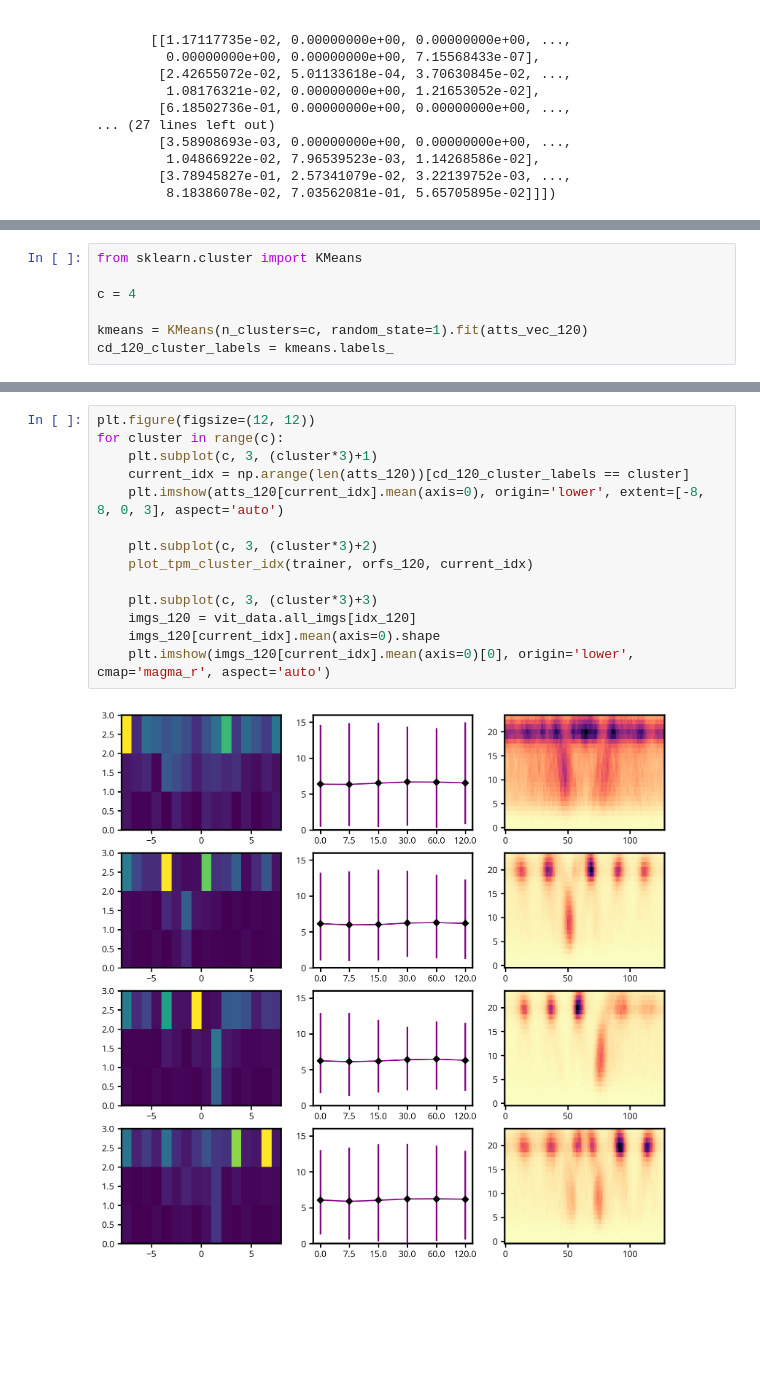
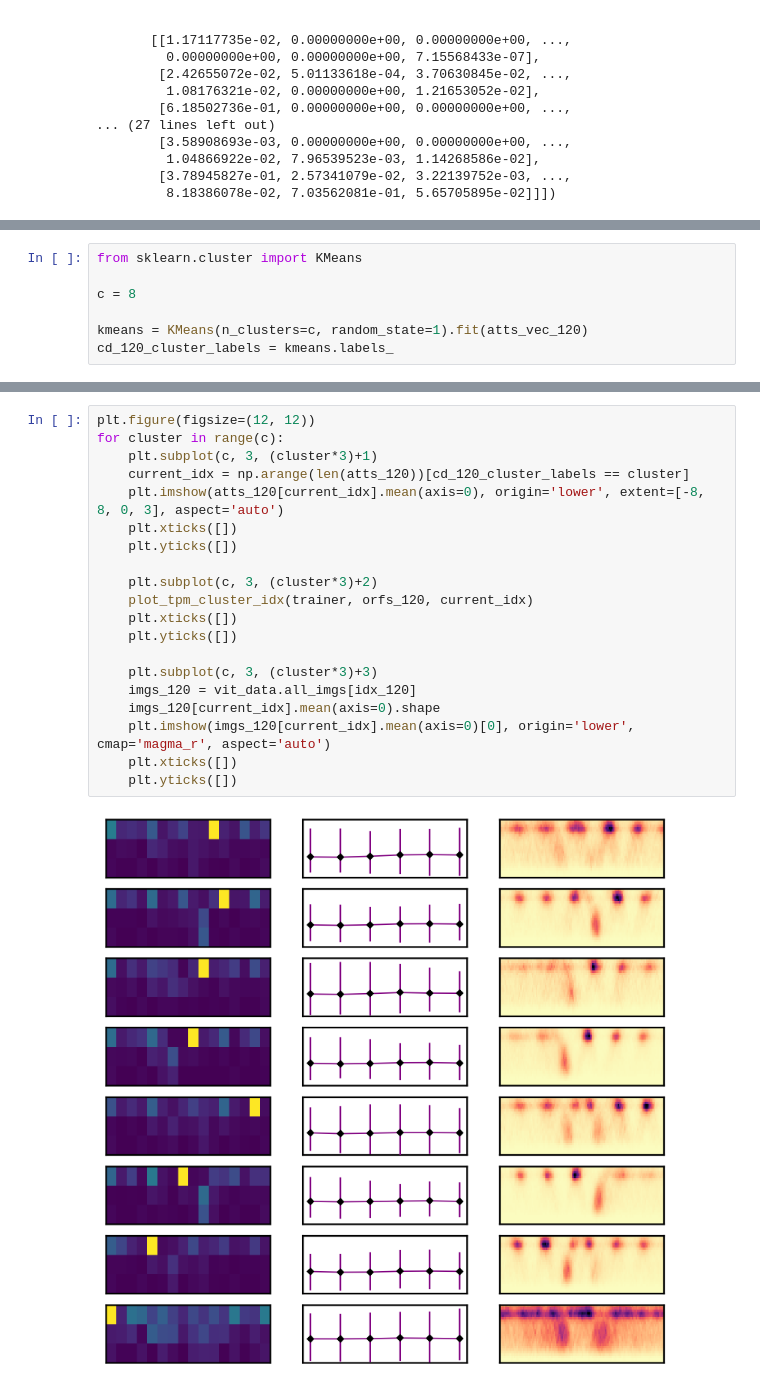
Before and after one commit to HarteminkLab/chromatin-transformers, a Jupyter notebook: Attention_Analysis.ipynb, the cells around one changed output, grey strips where cells are left out. Saved outputs shown, nothing was run; the diff lists cells and outputs as text; blank space fills up the shorter version.

```diff
--- a/Attention_Analysis.ipynb
+++ b/Attention_Analysis.ipynb
@@ -173,7 +179,7 @@ orfs_120 = trainer.dataloader.dataset.orfs[idx_120]
 # %%
 from sklearn.cluster import KMeans
 
-c = 4
+c = 8
 
 kmeans = KMeans(n_clusters=c, random_state=1).fit(atts_vec_120)
 cd_120_cluster_labels = kmeans.labels_
@@ -201,16 +207,22 @@ torch.Size([1, 24, 128])
 # %%
 plt.figure(figsize=(12, 12))
 for cluster in range(c):
     plt.subplot(c, 3, (cluster*3)+1)
     current_idx = np.arange(len(atts_120))[cd_120_cluster_labels == cluster]
     plt.imshow(atts_120[current_idx].mean(axis=0), origin='lower', extent=[-8, 8, 0, 3], aspect='auto')
+    plt.xticks([])
+    plt.yticks([])
 
     plt.subplot(c, 3, (cluster*3)+2)
     plot_tpm_cluster_idx(trainer, orfs_120, current_idx)
+    plt.xticks([])
+    plt.yticks([])
 
     plt.subplot(c, 3, (cluster*3)+3)
     imgs_120 = vit_data.all_imgs[idx_120]
     imgs_120[current_idx].mean(axis=0).shape
     plt.imshow(imgs_120[current_idx].mean(axis=0)[0], origin='lower', cmap='magma_r', aspect='auto')
+    plt.xticks([])
+    plt.yticks([])
 # %% [output]
-[figure, old version]
+[figure, new version]
```
Also changed, not shown: parts of 11 cells of this notebook, 3 other files.
